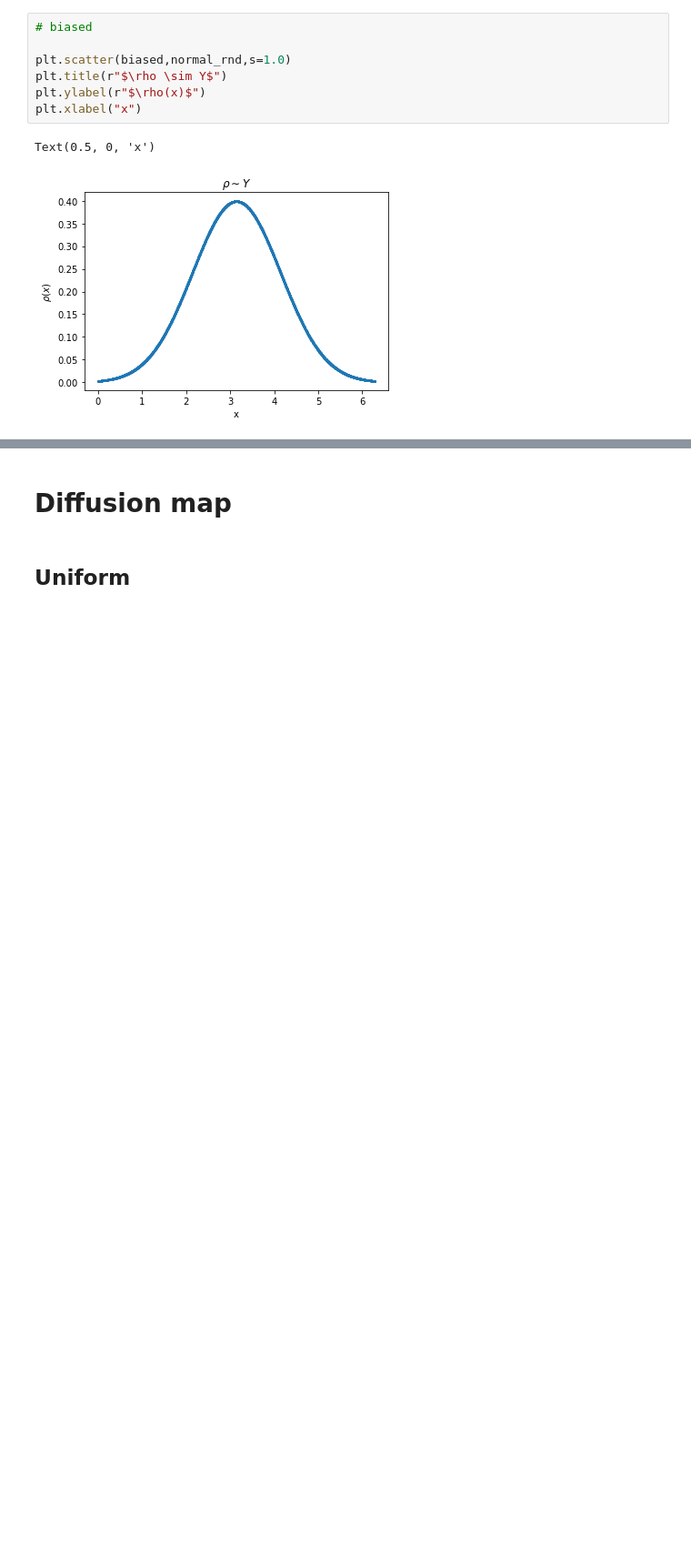
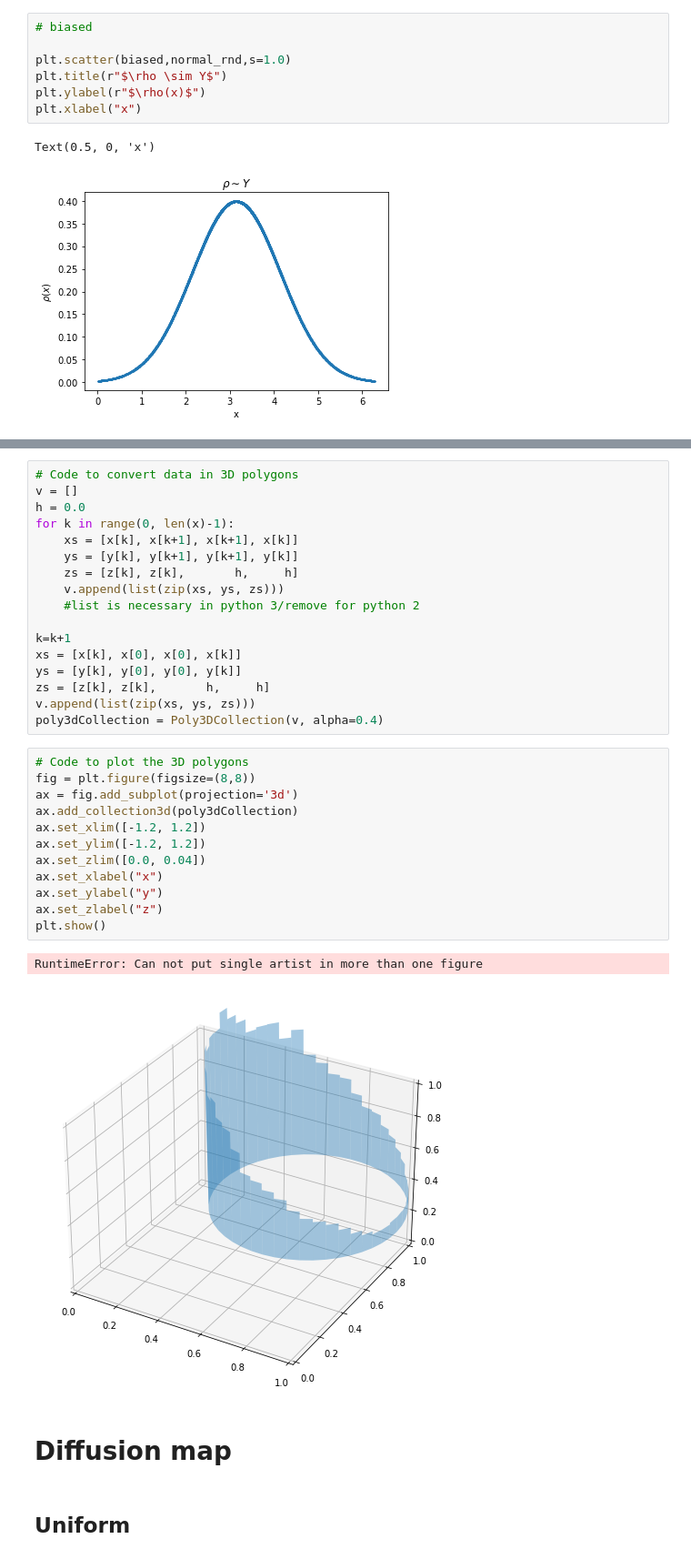
Before and after one commit to ShashankSule/TMDmaps, a Jupyter notebook: run/1D_potential_circular.ipynb, the cells around one changed output, grey strips where cells are left out. Shown: that part at 91% size. Saved outputs shown, nothing was run; the diff lists cells and outputs as text; blank space fills up the shorter version.

```diff
--- a/run/1D_potential_circular.ipynb
+++ b/run/1D_potential_circular.ipynb
@@ -194,3 +214,35 @@ Text(0.5, 0, 'x')
+# %%
+# Code to convert data in 3D polygons
+v = []
+h = 0.0
+for k in range(0, len(x)-1):
+    xs = [x[k], x[k+1], x[k+1], x[k]]
+    ys = [y[k], y[k+1], y[k+1], y[k]]
+    zs = [z[k], z[k],       h,     h]
+    v.append(list(zip(xs, ys, zs)))
+    #list is necessary in python 3/remove for python 2
+
+k=k+1
+xs = [x[k], x[0], x[0], x[k]]
+ys = [y[k], y[0], y[0], y[k]]
+zs = [z[k], z[k],       h,     h]
+v.append(list(zip(xs, ys, zs)))
+poly3dCollection = Poly3DCollection(v, alpha=0.4)
+# %%
+# Code to plot the 3D polygons
+fig = plt.figure(figsize=(8,8))
+ax = fig.add_subplot(projection='3d')
+ax.add_collection3d(poly3dCollection)
+ax.set_xlim([-1.2, 1.2])
+ax.set_ylim([-1.2, 1.2])
+ax.set_zlim([0.0, 0.04])
+ax.set_xlabel("x")
+ax.set_ylabel("y")
+ax.set_zlabel("z")
+plt.show()
+# %% [output]
+RuntimeError: Can not put single artist in more than one figure
+[figure, added]
 # %% [markdown]
 # Diffusion map
 # %% [markdown]
```
Also changed, not shown: parts of 7 cells of this notebook, 3 other files.
